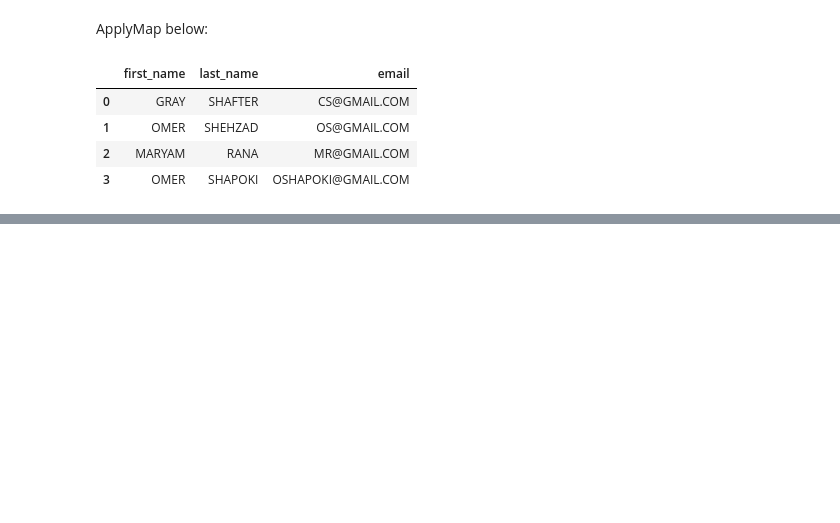
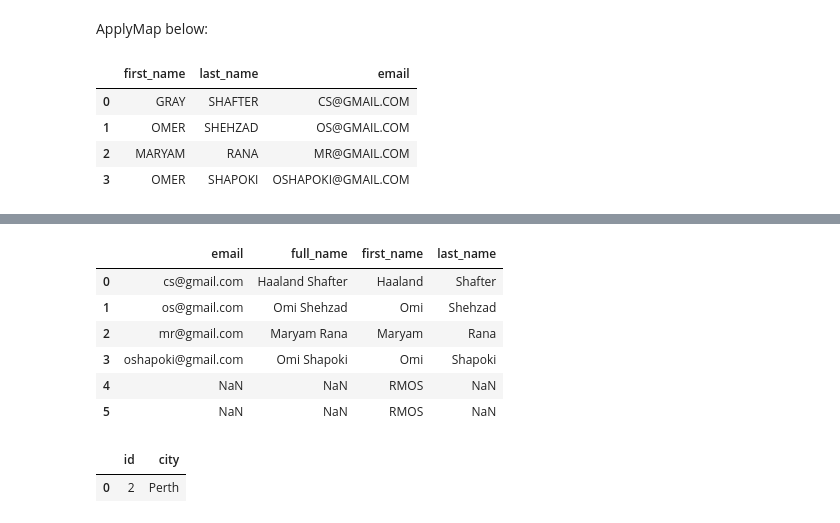
Before and after one commit to ranaomershehzad/bi_engineering, a Jupyter notebook: Python/Corey_Shafter/Pandas Project/02_code/dictionary.ipynb, the cells around one changed output, grey strips where cells are left out. Saved outputs shown, nothing was run; the diff lists cells and outputs as text; code cells hidden in the pictures; blank space fills up the shorter version.

Commit message:
New data manipulation code added

```diff
--- a/Python/Corey_Shafter/Pandas Project/02_code/dictionary.ipynb
+++ b/Python/Corey_Shafter/Pandas Project/02_code/dictionary.ipynb
@@ -165,8 +165,8 @@ df.map(str.upper)
 | 2 | MARYAM | RANA | MR@GMAIL.COM |
 | 3 | OMER | SHAPOKI | OSHAPOKI@GMAIL.COM |
 # %%
-df2 = df
+df2 = df.copy()
 df2['first_name'] = df['first_name'].replace({'Gray': 'Haaland', 'Omer':'Omi'})
-df2
+df
 # %% [output]
 |  | first_name | last_name | email |
@@ -176,0 +177,3 @@ df2
+# %%
+df2['full_name'] = df2['first_name'] + ' ' +df2['last_name']
+df2
@@ -176,0 +186,6 @@ df2
+# %%
+df2.drop(columns=['first_name', 'last_name'], inplace=True,errors='ignore')
+# %%
+df2[['first_name', 'last_name']] =  df2['full_name'].str.split(' ', expand=True)
+
+df2
@@ -176,0 +198,40 @@ df2
+# %%
+df2.loc[len(df2)] = {'first_name': 'RMOS'}
+df2
+# %% [output]
+|  | email | full_name | first_name | last_name |
+| 0 | cs@gmail.com | Haaland Shafter | Haaland | Shafter |
+| 1 | os@gmail.com | Omi Shehzad | Omi | Shehzad |
+| 2 | mr@gmail.com | Maryam Rana | Maryam | Rana |
+| 3 | oshapoki@gmail.com | Omi Shapoki | Omi | Shapoki |
+| 4 | NaN | NaN | RMOS | NaN |
+| 5 | NaN | NaN | RMOS | NaN |
+# %%
+# union_all dfa and dfb
+
+# Table A
+dfa = pd.DataFrame({
+    'id': [1, 2, 3],
+    'name': ['Mary', 'John', 'Sara']
+})
+
+# Table B
+dfb = pd.DataFrame({
+    'id': [2, 3, 4],
+    'city': ['Perth', 'Sydney', 'Melbourne']
+})
+
+df_union_all = pd.concat([dfa,dfb], ignore_index=True)
+
+df_union = pd.concat([dfa,dfb]).drop_duplicates(ignore_index=True)
+
+df_inner_join = pd.merge(dfa,dfb, how='inner', on='id')
+
+df_left_join = pd.merge(dfa,dfb, how='left', on='id')
+
+df_outer_join = pd.merge(dfa,dfb, how='outer', on='id')
+
+dfb.loc[dfb['city'] == 'Perth']
+# %% [output]
+|  | id | city |
+| 0 | 2 | Perth |
```
Also changed, not shown: parts of 3 cells of this notebook, 1 other file.
